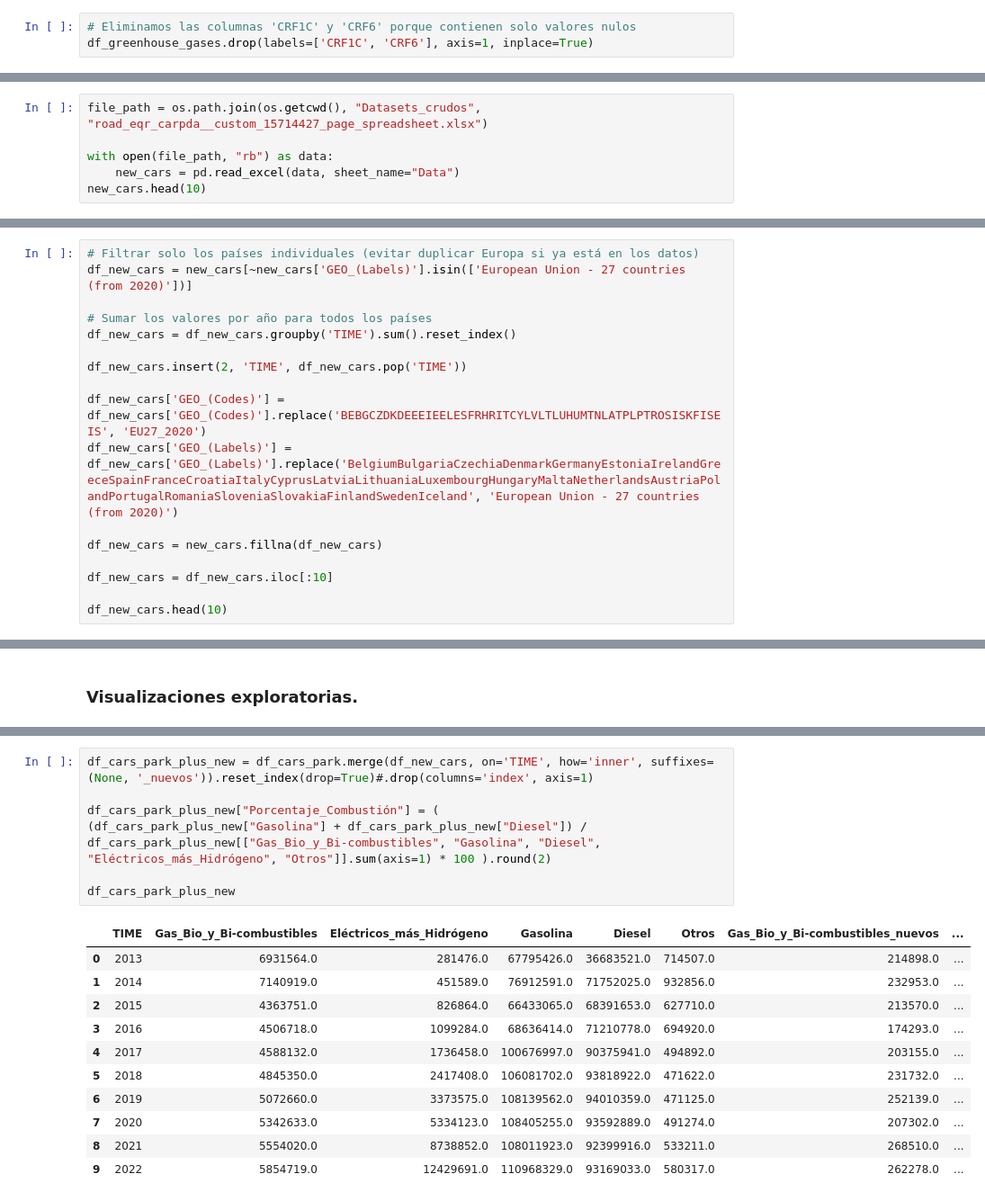
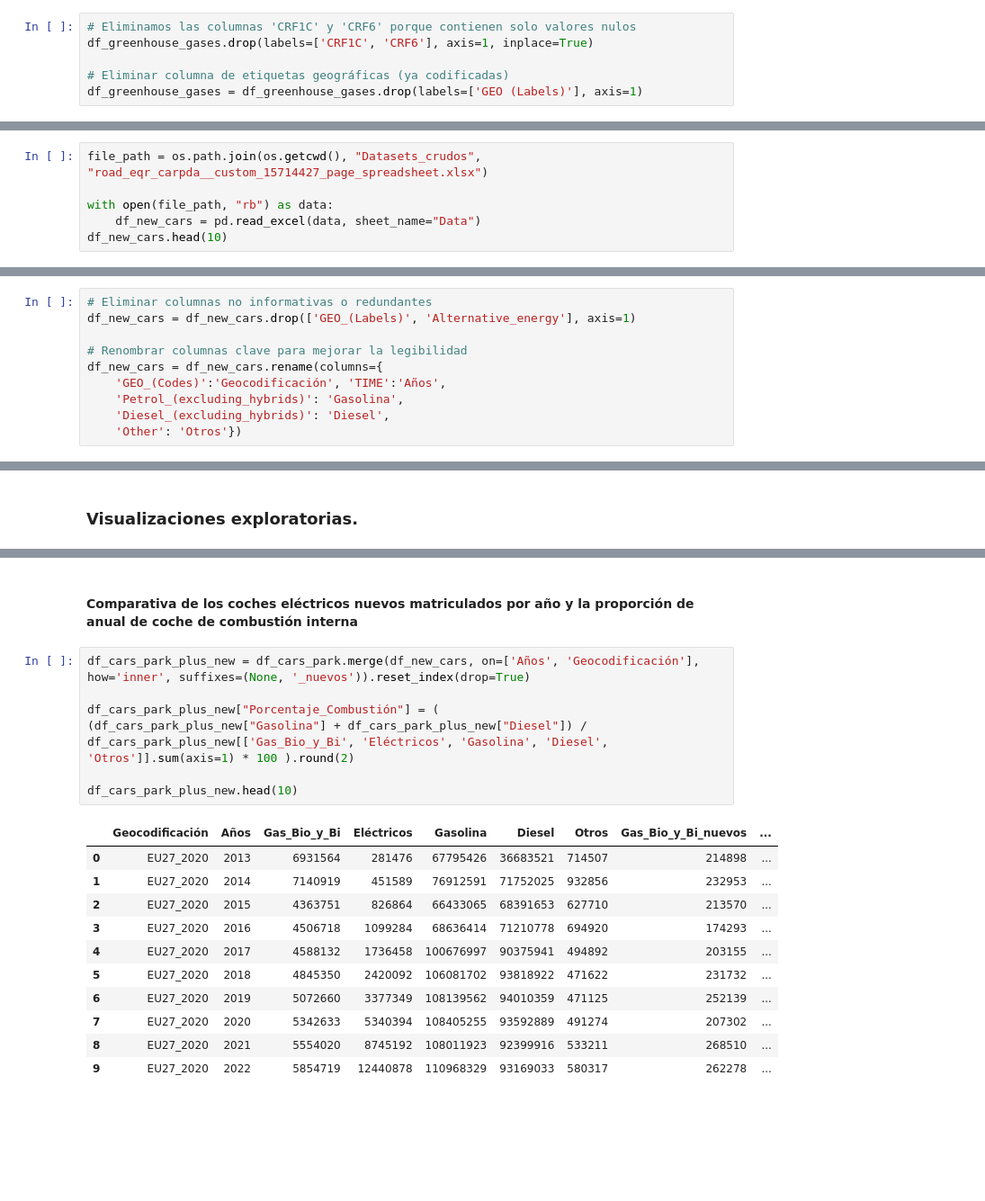
Before and after one commit to LoFloAb/Impacto_de_la_electrificaci-n_del_transporte_en_las_emisiones_de_GEI_en_Europa, a Jupyter notebook: Analisis_impacto_coche_electrico.ipynb, the cells around one changed output, grey strips where cells are left out. Shown at 90% size. Cells and saved outputs as stored; diff of their text form; blank space fills up the shorter version.

```diff
--- a/Analisis_impacto_coche_electrico.ipynb
+++ b/Analisis_impacto_coche_electrico.ipynb
@@ -200,6 +214,9 @@ En concreto:
 # %%
 # Eliminamos las columnas 'CRF1C' y 'CRF6' porque contienen solo valores nulos
 df_greenhouse_gases.drop(labels=['CRF1C', 'CRF6'], axis=1, inplace=True)
+
+# Eliminar columna de etiquetas geográficas (ya codificadas)
+df_greenhouse_gases = df_greenhouse_gases.drop(labels=['GEO (Labels)'], axis=1)
 # %% [markdown]
 #### Crear nuevas columnas a partir de subcategorías
 # %%
@@ -815,8 +999,8 @@ En este paso se carga el archivo Excel que contiene los datos de emisiones de ga
 file_path = os.path.join(os.getcwd(), "Datasets_crudos", "road_eqr_carpda__custom_15714427_page_spreadsheet.xlsx")
 
 with open(file_path, "rb") as data:
-    new_cars = pd.read_excel(data, sheet_name="Data")
-new_cars.head(10)
+    df_new_cars = pd.read_excel(data, sheet_name="Data")
+df_new_cars.head(10)
 # %% [output]
 |  | GEO (Codes) | GEO (Labels) | TIME | Liquefied petroleum gases (LPG) | Natural gas | Electricity | ... |
 | 0 | EU27_2020 | European Union - 27 countries (fr... | 2013 | NaN | NaN | 21908.0 | ... |
@@ -855,17 +1015,0 @@ Agregar datos faltantes a la sumatoria total (los datos faltantes en 'European U
-# %%
-# Filtrar solo los países individuales (evitar duplicar Europa si ya está en los datos)
-df_new_cars = new_cars[~new_cars['GEO_(Labels)'].isin(['European Union - 27 countries (from 2020)'])]
-
-# Sumar los valores por año para todos los países
-df_new_cars = df_new_cars.groupby('TIME').sum().reset_index()
-
-df_new_cars.insert(2, 'TIME', df_new_cars.pop('TIME'))
-
-df_new_cars['GEO_(Codes)'] = df_new_cars['GEO_(Codes)'].replace('BEBGCZDKDEEEIEELESFRHRITCYLVLTLUHUMTNLATPLPTROSISKFISEIS', 'EU27_2020')
-df_new_cars['GEO_(Labels)'] = df_new_cars['GEO_(Labels)'].replace('BelgiumBulgariaCzechiaDenmarkGermanyEstoniaIrelandGreeceSpainFranceCroatiaItalyCyprusLatviaLithuaniaLuxembourgHungaryMaltaNetherlandsAustriaPolandPortugalRomaniaSloveniaSlovakiaFinlandSwedenIceland', 'European Union - 27 countries (from 2020)')
-
-df_new_cars = new_cars.fillna(df_new_cars)
-
-df_new_cars = df_new_cars.iloc[:10]
-
-df_new_cars.head(10)
@@ -883,0 +1205,10 @@ df_new_cars.head(10)
+# %%
+# Eliminar columnas no informativas o redundantes
+df_new_cars = df_new_cars.drop(['GEO_(Labels)', 'Alternative_energy'], axis=1)
+
+# Renombrar columnas clave para mejorar la legibilidad
+df_new_cars = df_new_cars.rename(columns={
+    'GEO_(Codes)':'Geocodificación', 'TIME':'Años',
+    'Petrol_(excluding_hybrids)': 'Gasolina',
+    'Diesel_(excluding_hybrids)': 'Diesel',
+    'Other': 'Otros'})
@@ -1022,20 +1337,22 @@ plt.show()
+# %% [markdown]
+#### Comparativa de los coches eléctricos nuevos matriculados por año y la proporción de anual de coche de combustión interna
 # %%
-df_cars_park_plus_new = df_cars_park.merge(df_new_cars, on='TIME', how='inner', suffixes=(None, '_nuevos')).reset_index(drop=True)#.drop(columns='index', axis=1)
+df_cars_park_plus_new = df_cars_park.merge(df_new_cars, on=['Años', 'Geocodificación'], how='inner', suffixes=(None, '_nuevos')).reset_index(drop=True)
 
 df_cars_park_plus_new["Porcentaje_Combustión"] = (
 (df_cars_park_plus_new["Gasolina"] + df_cars_park_plus_new["Diesel"]) /
-df_cars_park_plus_new[["Gas_Bio_y_Bi-combustibles", "Gasolina", "Diesel", "Eléctricos_más_Hidrógeno", "Otros"]].sum(axis=1) * 100 ).round(2)
+df_cars_park_plus_new[['Gas_Bio_y_Bi', 'Eléctricos', 'Gasolina', 'Diesel', 'Otros']].sum(axis=1) * 100 ).round(2)
 
-df_cars_park_plus_new
+df_cars_park_plus_new.head(10)
 # %% [output]
-|  | TIME | Gas_Bio_y_Bi-combustibles | Eléctricos_más_Hidrógeno | Gasolina | Diesel | Otros | Gas_Bio_y_Bi-combustibles_nuevos | ... |
-| 0 | 2013 | 6931564.0 | 281476.0 | 67795426.0 | 36683521.0 | 714507.0 | 214898.0 | ... |
-| 1 | 2014 | 7140919.0 | 451589.0 | 76912591.0 | 71752025.0 | 932856.0 | 232953.0 | ... |
-| 2 | 2015 | 4363751.0 | 826864.0 | 66433065.0 | 68391653.0 | 627710.0 | 213570.0 | ... |
-| 3 | 2016 | 4506718.0 | 1099284.0 | 68636414.0 | 71210778.0 | 694920.0 | 174293.0 | ... |
-| 4 | 2017 | 4588132.0 | 1736458.0 | 100676997.0 | 90375941.0 | 494892.0 | 203155.0 | ... |
-| 5 | 2018 | 4845350.0 | 2417408.0 | 106081702.0 | 93818922.0 | 471622.0 | 231732.0 | ... |
-| 6 | 2019 | 5072660.0 | 3373575.0 | 108139562.0 | 94010359.0 | 471125.0 | 252139.0 | ... |
-| 7 | 2020 | 5342633.0 | 5334123.0 | 108405255.0 | 93592889.0 | 491274.0 | 207302.0 | ... |
-| 8 | 2021 | 5554020.0 | 8738852.0 | 108011923.0 | 92399916.0 | 533211.0 | 268510.0 | ... |
-| 9 | 2022 | 5854719.0 | 12429691.0 | 110968329.0 | 93169033.0 | 580317.0 | 262278.0 | ... |
+|  | Geocodificación | Años | Gas_Bio_y_Bi | Eléctricos | Gasolina | Diesel | Otros | Gas_Bio_y_Bi_nuevos | ... |
+| 0 | EU27_2020 | 2013 | 6931564 | 281476 | 67795426 | 36683521 | 714507 | 214898 | ... |
+| 1 | EU27_2020 | 2014 | 7140919 | 451589 | 76912591 | 71752025 | 932856 | 232953 | ... |
+| 2 | EU27_2020 | 2015 | 4363751 | 826864 | 66433065 | 68391653 | 627710 | 213570 | ... |
+| 3 | EU27_2020 | 2016 | 4506718 | 1099284 | 68636414 | 71210778 | 694920 | 174293 | ... |
+| 4 | EU27_2020 | 2017 | 4588132 | 1736458 | 100676997 | 90375941 | 494892 | 203155 | ... |
+| 5 | EU27_2020 | 2018 | 4845350 | 2420092 | 106081702 | 93818922 | 471622 | 231732 | ... |
+| 6 | EU27_2020 | 2019 | 5072660 | 3377349 | 108139562 | 94010359 | 471125 | 252139 | ... |
+| 7 | EU27_2020 | 2020 | 5342633 | 5340394 | 108405255 | 93592889 | 491274 | 207302 | ... |
+| 8 | EU27_2020 | 2021 | 5554020 | 8745192 | 108011923 | 92399916 | 533211 | 268510 | ... |
+| 9 | EU27_2020 | 2022 | 5854719 | 12440878 | 110968329 | 93169033 | 580317 | 262278 | ... |
```
Also changed, not shown: parts of 91 cells of this notebook.
